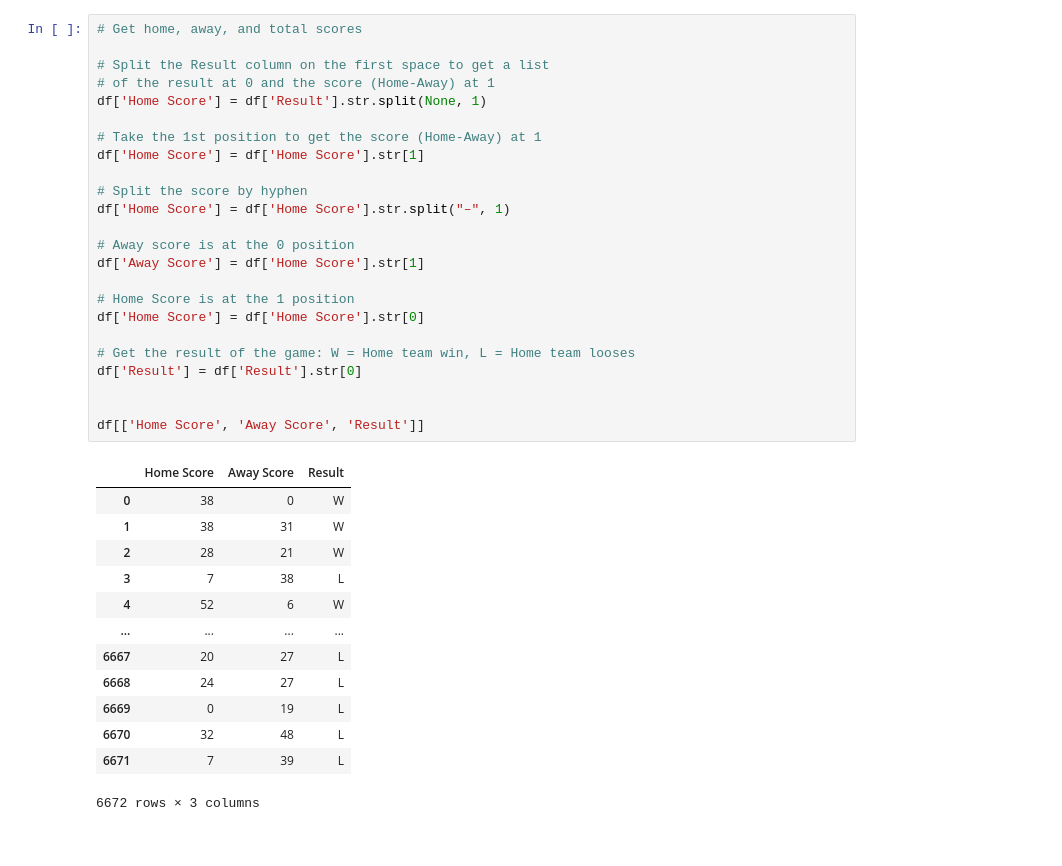
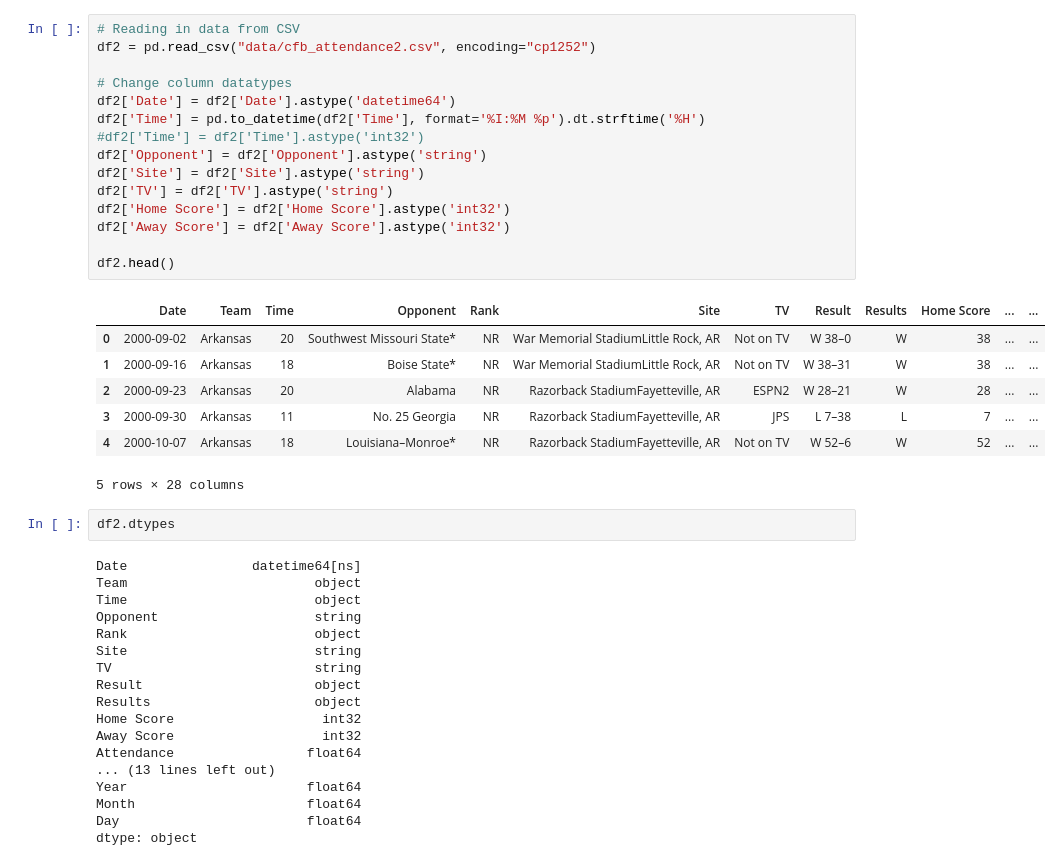
Before and after one commit to AndyGoodwin16/CFBGamesVSWeather, a Jupyter notebook: APIsman.ipynb, the cells around one changed output. Cells and saved outputs as stored; diff of their text form.

```diff
--- a/APIsman.ipynb
+++ b/APIsman.ipynb
@@ -35,38 +7,43 @@ Name: Result, Length: 6672, dtype: string
 # %%
-# Get home, away, and total scores
+# Reading in data from CSV
+df2 = pd.read_csv("data/cfb_attendance2.csv", encoding="cp1252")
 
-# Split the Result column on the first space to get a list
-# of the result at 0 and the score (Home-Away) at 1
-df['Home Score'] = df['Result'].str.split(None, 1)
+# Change column datatypes
+df2['Date'] = df2['Date'].astype('datetime64')
+df2['Time'] = pd.to_datetime(df2['Time'], format='%I:%M %p').dt.strftime('%H')
+#df2['Time'] = df2['Time'].astype('int32')
+df2['Opponent'] = df2['Opponent'].astype('string')
+df2['Site'] = df2['Site'].astype('string')
+df2['TV'] = df2['TV'].astype('string')
+df2['Home Score'] = df2['Home Score'].astype('int32')
+df2['Away Score'] = df2['Away Score'].astype('int32')
 
-# Take the 1st position to get the score (Home-Away) at 1
-df['Home Score'] = df['Home Score'].str[1]
-
-# Split the score by hyphen
-df['Home Score'] = df['Home Score'].str.split("–", 1)
-
-# Away score is at the 0 position
-df['Away Score'] = df['Home Score'].str[1]
-
-# Home Score is at the 1 position
-df['Home Score'] = df['Home Score'].str[0]
-
-# Get the result of the game: W = Home team win, L = Home team looses
-df['Result'] = df['Result'].str[0]
-
-
-df[['Home Score', 'Away Score', 'Result']]
+df2.head()
 # %% [output]
-|  | Home Score | Away Score | Result |
-| 0 | 38 | 0 | W |
-| 1 | 38 | 31 | W |
-| 2 | 28 | 21 | W |
-| 3 | 7 | 38 | L |
-| 4 | 52 | 6 | W |
-| ... | ... | ... | ... |
-| 6667 | 20 | 27 | L |
-| 6668 | 24 | 27 | L |
-| 6669 | 0 | 19 | L |
-| 6670 | 32 | 48 | L |
-| 6671 | 7 | 39 | L |
+|  | Date | Team | Time | Opponent | Rank | Site | TV | Result | Results | Home Score | ... | ... |
+| 0 | 2000-09-02 | Arkansas | 20 | Southwest Missouri State* | NR | War Memorial StadiumLittle Rock, AR | Not on TV | W 38–0 | W | 38 | ... | ... |
+| 1 | 2000-09-16 | Arkansas | 18 | Boise State* | NR | War Memorial StadiumLittle Rock, AR | Not on TV | W 38–31 | W | 38 | ... | ... |
+| 2 | 2000-09-23 | Arkansas | 20 | Alabama | NR | Razorback StadiumFayetteville, AR | ESPN2 | W 28–21 | W | 28 | ... | ... |
+| 3 | 2000-09-30 | Arkansas | 11 | No. 25 Georgia | NR | Razorback StadiumFayetteville, AR | JPS | L 7–38 | L | 7 | ... | ... |
+| 4 | 2000-10-07 | Arkansas | 18 | Louisiana–Monroe* | NR | Razorback StadiumFayetteville, AR | Not on TV | W 52–6 | W | 52 | ... | ... |
-6672 rows × 3 columns
+5 rows × 28 columns
+# %%
+df2.dtypes
+# %% [output]
+Date                datetime64[ns]
+Team                        object
+Time                        object
+Opponent                    string
+Rank                        object
+Site                        string
+TV                          string
+Result                      object
+Results                     object
+Home Score                   int32
+Away Score                   int32
+Attendance                 float64
+... (13 lines left out)
+Year                       float64
+Month                      float64
+Day                        float64
+dtype: object
```
Also changed, not shown: parts of 11 cells of this notebook, 1 other file.
